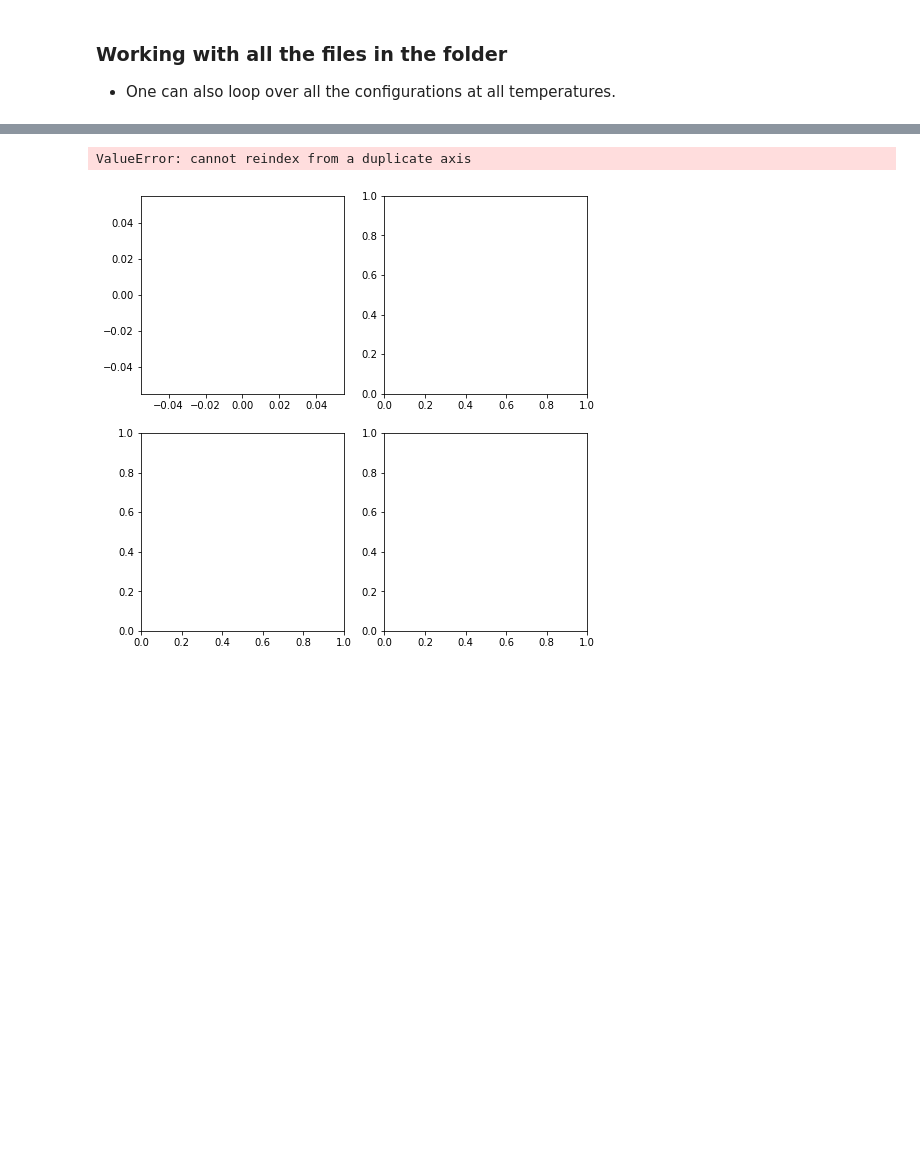
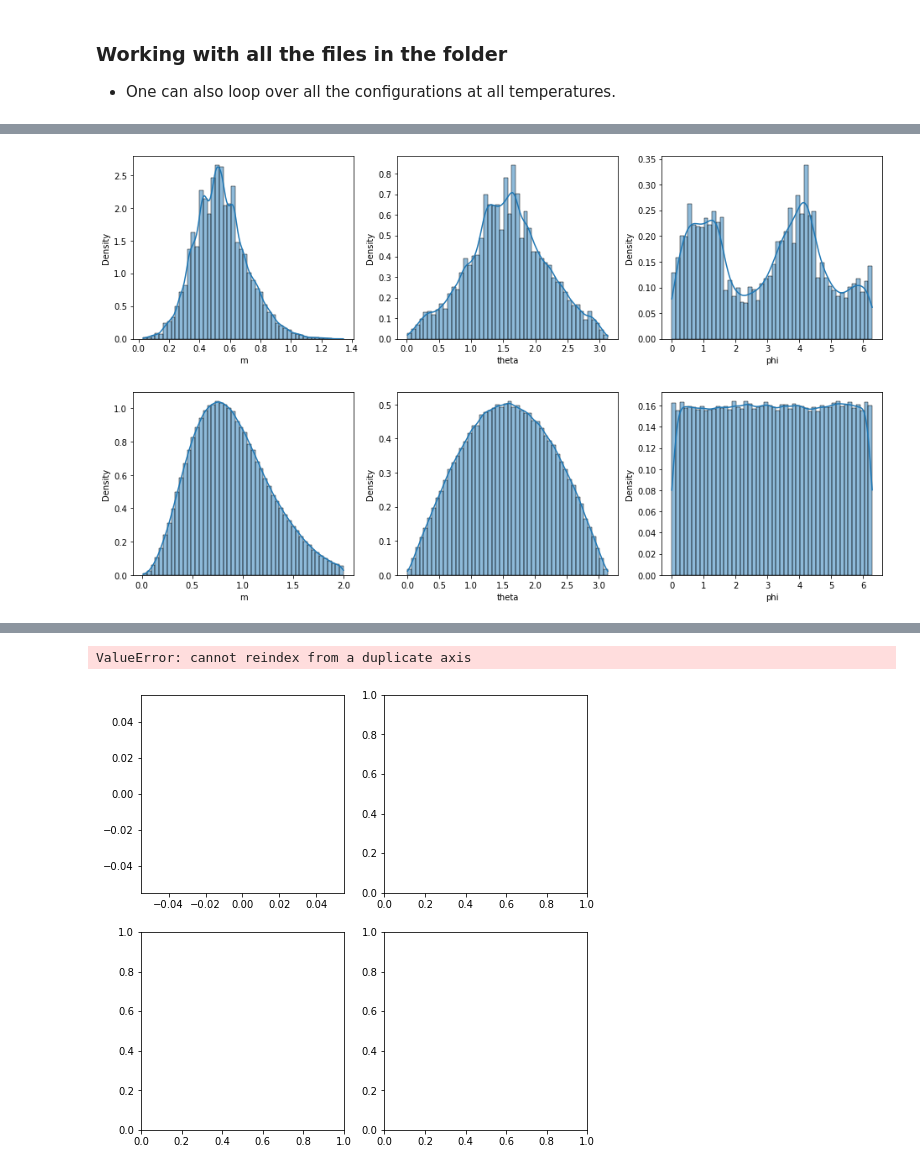
Before and after one commit to Shashi1a/tca_ptca, a Jupyter notebook: spinspincorr.ipynb, the cells around one changed output, grey strips where cells are left out. Cells and saved outputs as stored; diff of their text form; code cells hidden in the pictures; blank space fills up the shorter version.

```diff
--- a/spinspincorr.ipynb
+++ b/spinspincorr.ipynb
@@ -476,0 +496,6 @@ df_m
+# %%
+plothist(df_m[df_m.temp<=0.04],'m','theta','phi',nbins=50)
+plothist(df_m[df_m.temp>0.04], 'm', 'theta', 'phi', nbins=50)
+# %% [output]
+[figure, added]
+[figure, added]
```
Also changed, not shown: parts of 14 cells of this notebook.
